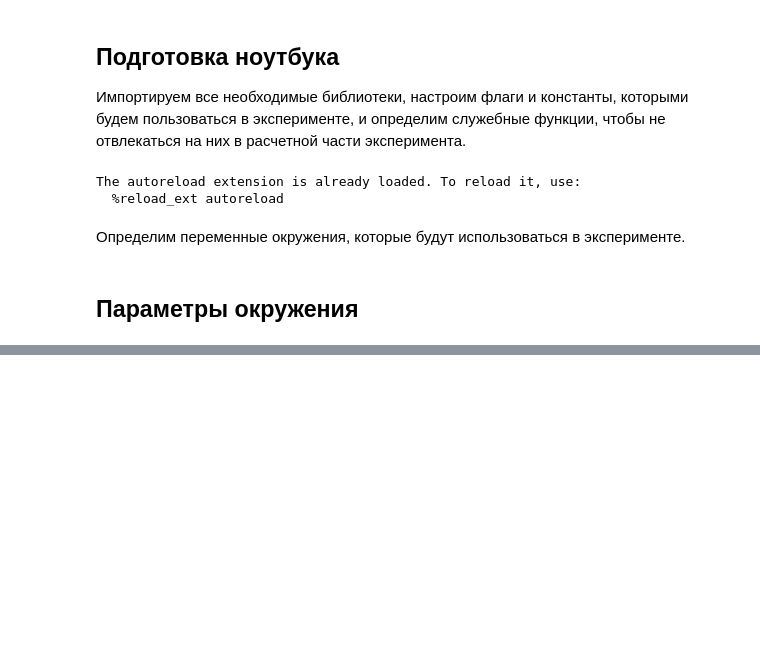
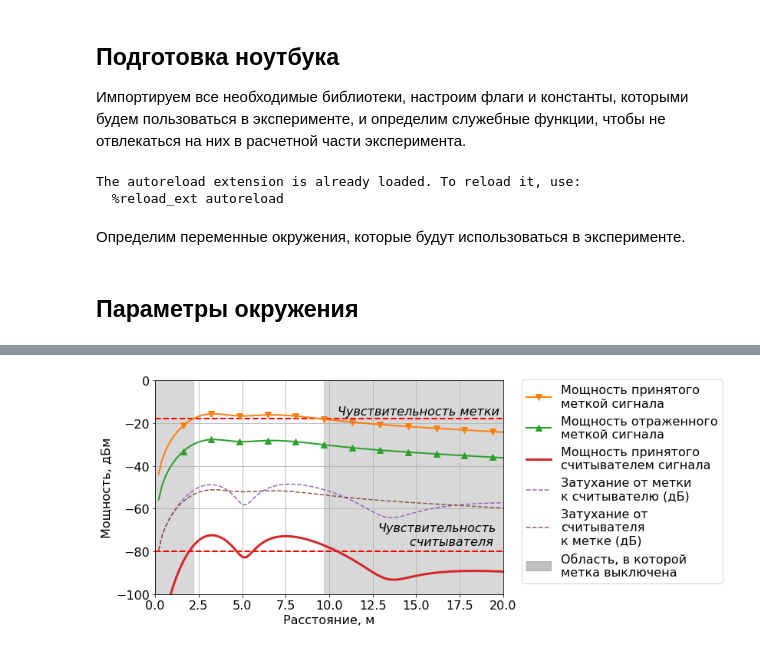
Before and after one commit to kruglov-mipt/diplom, a Jupyter notebook: experiments/Channel.ipynb, the cells around one changed output, grey strips where cells are left out. Cells and saved outputs as stored; diff of their text form; code cells hidden in the pictures; blank space fills up the shorter version.

```diff
--- a/experiments/Channel.ipynb
+++ b/experiments/Channel.ipynb
@@ -86,0 +307,19 @@ RP = pyradise.dipole_rp
+# %%
+def get_tag_rx(x: float, v: float, t: float,
+               tx: float = READER_TX_POWER) -> float:
+    """Вычислить мощность сигнала, принятого меткой."""
+    path_loss = get_pathloss(x, READER_POLARIZATION, v, t)
+    pol_loss = 0 if READER_POLARIZATION == TAG_POLARIZATION else -3.0
+    gain = READER_GAIN + TAG_GAIN
+    return tx + path_loss + pol_loss + gain + READER_CABLE_LOSS
+# %%
+def get_tag_tx(rx: float):
+    """Вычислить мощность сигнала, отраженного меткой."""
+    return rx + TAG_BACKSCATTER_LOSS
+# %%
+def get_reader_rx(x: float, v: float, t: float, tx: float) -> float:
+    """Вычислить мощность сигнала, принятого считывателем."""
+    path_loss = get_pathloss(x, TAG_POLARIZATION, v, t)
+    pol_loss = 0 if READER_POLARIZATION == TAG_POLARIZATION else -3.0
+    gain = READER_GAIN + TAG_GAIN
+    return tx + path_loss + pol_loss + gain + READER_CABLE_LOSS
@@ -86,0 +397,75 @@ RP = pyradise.dipole_rp
+# %%
+#
+# БЮДЖЕТ СОЕДИНЕНИЙ
+# -----------------
+def plot_budget(out: Union[str, Sequence[str]] = ()):
+    """
+    Нарисовать график расчета бюджета соединений для стационарной мтеки.
+    """
+    ox = np.linspace(0, 20, 100)
+
+    tag_pl = [get_pathloss(x, TAG_POLARIZATION) for x in ox]
+    reader_pl = [get_pathloss(x, READER_POLARIZATION) for x in ox]
+    tag_rx = [get_tag_rx(x, 0, 0) for x in ox]
+    tag_tx = [get_tag_tx(rx) for rx in tag_rx]
+    reader_rx = [get_reader_rx(x, 0, 0, tx) for (x, tx) in zip(ox, tag_tx)]
+
+    y_min = -100
+    y_max = 0
+
+    fig, ax = plt.subplots(figsize=(8, 5), nrows=1, ncols=1)
+
+    ax.plot(ox, tag_rx, label="Мощность принятого\nметкой сигнала",
+            linewidth=2, linestyle='-', marker='v', markevery=8, markersize=8,
+            color='C1')
+    ax.plot(ox, tag_tx, label="Мощность отраженного\nметкой сигнала",
+            linewidth=2, linestyle='-', marker='^', markevery=8, markersize=8,
+            color='C2')
+    ax.plot(ox, reader_rx, label="Мощность принятого\nсчитывателем сигнала",
+            linewidth=3, color='C3')
+    ax.plot(ox, tag_pl, label="Затухание от метки\nк считывателю (дБ)",
+            linestyle='--', color='C4')
+    ax.plot(ox, reader_pl, label="Затухание от\nсчитывателя\nк метке (дБ)",
+            linestyle='--', color='C5')
+
+    # Нарисуем линии чувствительности метки и считывателя
+    ax.hlines(y=TAG_SENSITIVITY, xmin=ox[0], xmax=ox[-1], colors='r',
+              linestyles='--', linewidths=2)
+    ax.hlines(y=READER_SENSITIVITY, xmin=ox[0], xmax=ox[-1], colors='r',
+              linestyles='--', linewidths=2)
+
+    ax.text(x=10.5, y=TAG_SENSITIVITY+2, s="Чувствительность метки",
+            fontdict={'style': 'italic'})
+    ax.text(x=12.8, y=READER_SENSITIVITY+3,
+            s="Чувствительность\n        считывателя",
+            fontdict={'style': 'italic'})
+
+    # Выделим области, в которых метка выключена
+    tag_off_intervals = find_zones(ox, tag_rx, TAG_SENSITIVITY, use_upper=False)
+    for interval in tag_off_intervals:
+        ax.add_patch(patches.Rectangle(
+            xy=(interval[0], y_min),
+            width=(interval[1] - interval[0]),
+            height=(y_max - y_min),
+            fill=True, color='gray', alpha=0.3))
+
+    ax.set_xlim((0, ox[-1]))
+    ax.set_ylim((y_min, y_max))
+    ax.grid()
+    ax.set_xlabel("Расстояние, м")
+    ax.set_ylabel("Мощность, дБм")
+
+    handles, labels = ax.get_legend_handles_labels()
+    patch = patches.Patch(color='grey', alpha=0.5)
+    handles.append(patch)
+    labels.append("Область, в которой\nметка выключена")
+
+    fig.legend(handles, labels, loc='center right',
+               bbox_to_anchor=(1.45, 0.57), ncol=1)
+
+    plt.tight_layout()
+    savefig(out)
+
+plot_budget(out=("link_budget.pdf", "link_budget.png"))
+# %% [output]
+[figure, added]
```
Also changed, not shown: parts of 28 cells of this notebook, 16 other files.
